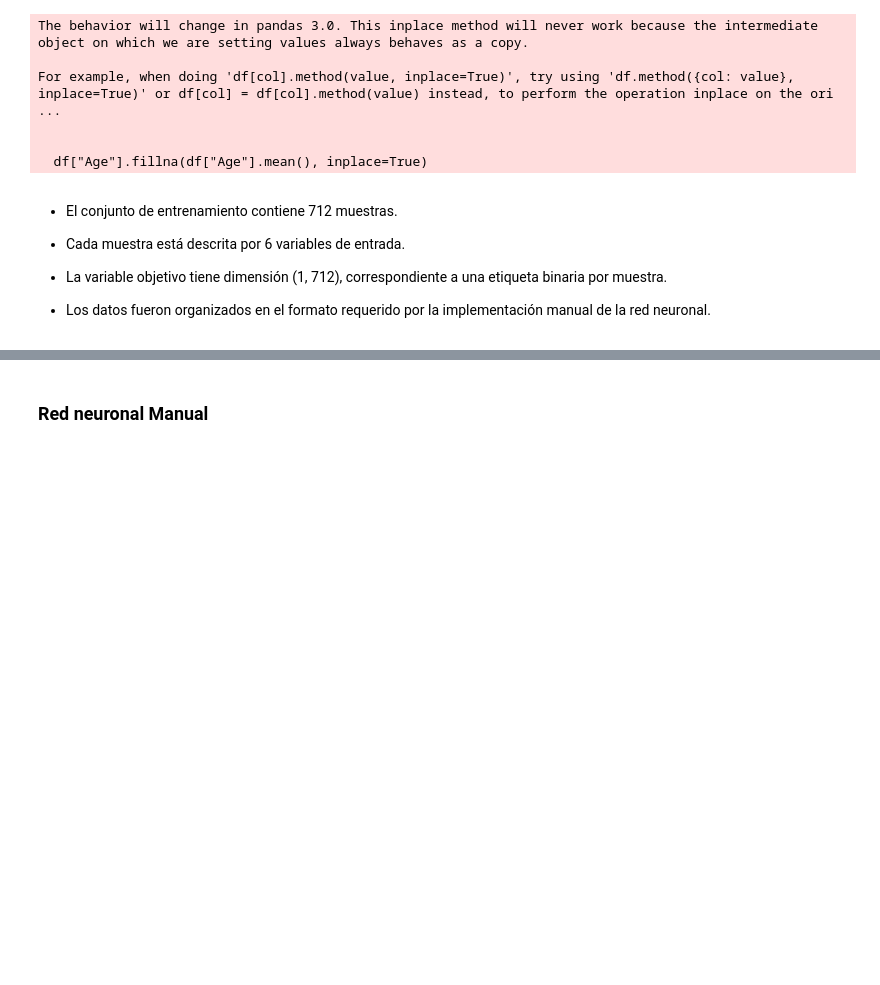
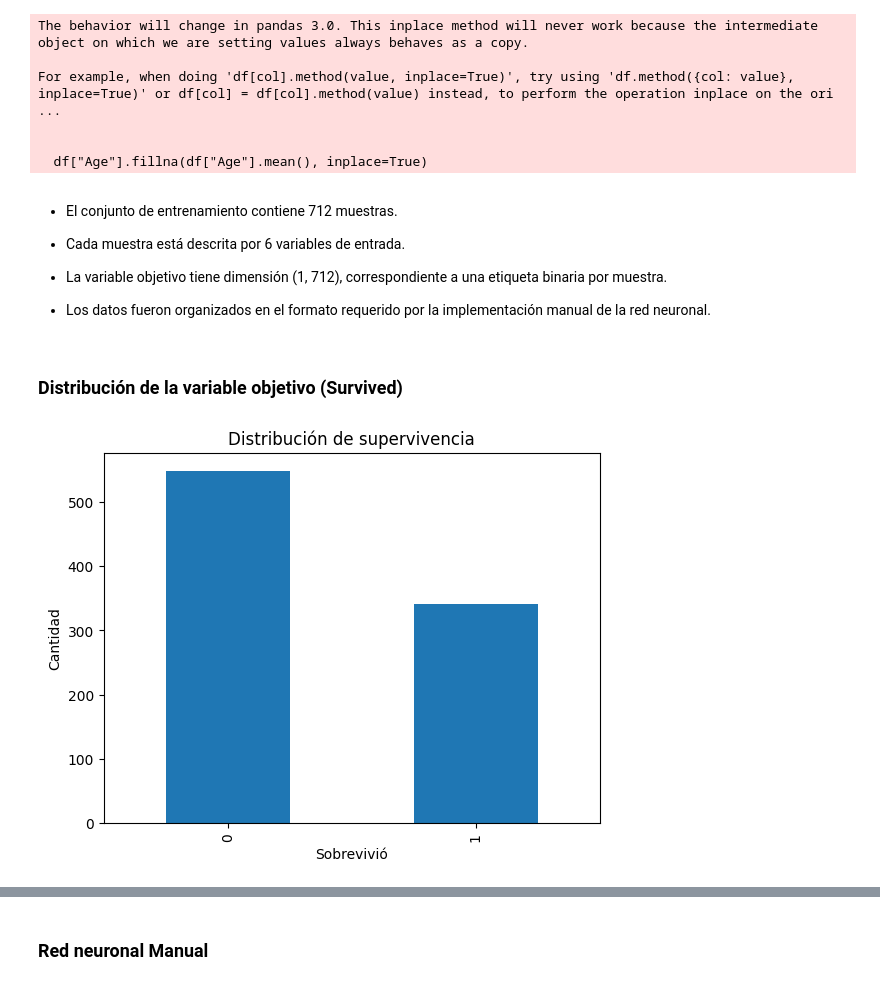
Before and after one commit to JuliianaV2106/red-neuronal-, a Jupyter notebook: notebooks/Red.ipynb, the cells around one changed output, grey strips where cells are left out. Drawn from its saved outputs; the diff is of its cells as text; code cells hidden in the pictures; blank space fills up the shorter version.

Commit message:
feat: add data visualizations

```diff
--- a/notebooks/Red.ipynb
+++ b/notebooks/Red.ipynb
@@ -105,3 +105,16 @@ For example, when doing 'df[col].method(value, inplace=True)', try using 'df.met
 - La variable objetivo tiene dimensión (1, 712), correspondiente a una etiqueta binaria por muestra.
 
 - Los datos fueron organizados en el formato requerido por la implementación manual de la red neuronal.
+# %% [markdown]
+### Distribución de la variable objetivo (Survived)
+# %%
+import matplotlib.pyplot as plt
+
+plt.figure()
+df["Survived"].value_counts().plot(kind="bar")
+plt.title("Distribución de supervivencia")
+plt.xlabel("Sobrevivió")
+plt.ylabel("Cantidad")
+plt.show()
+# %% [output]
+[figure, added]
```
Also changed, not shown: parts of 16 cells of this notebook.
